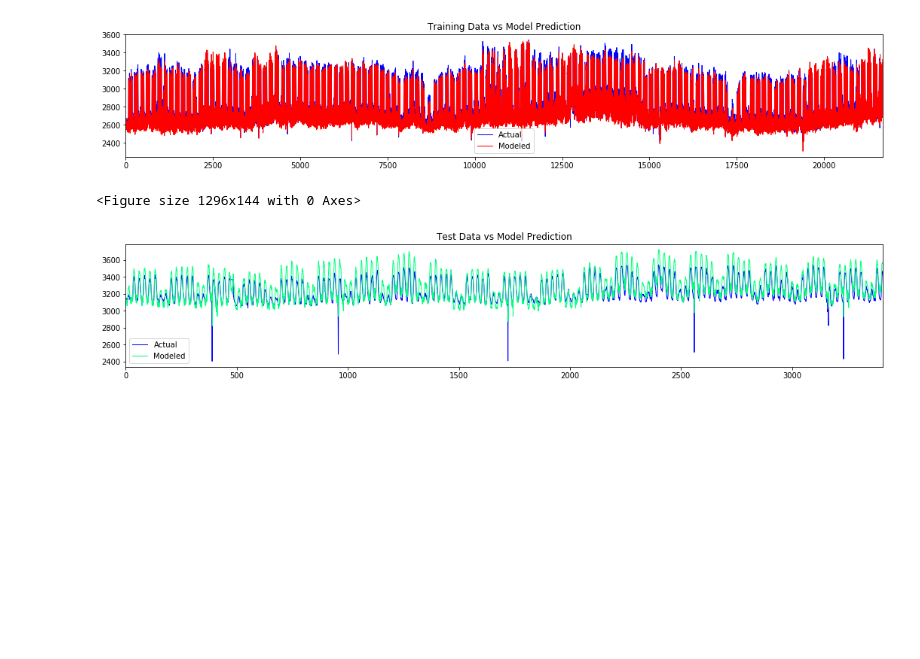
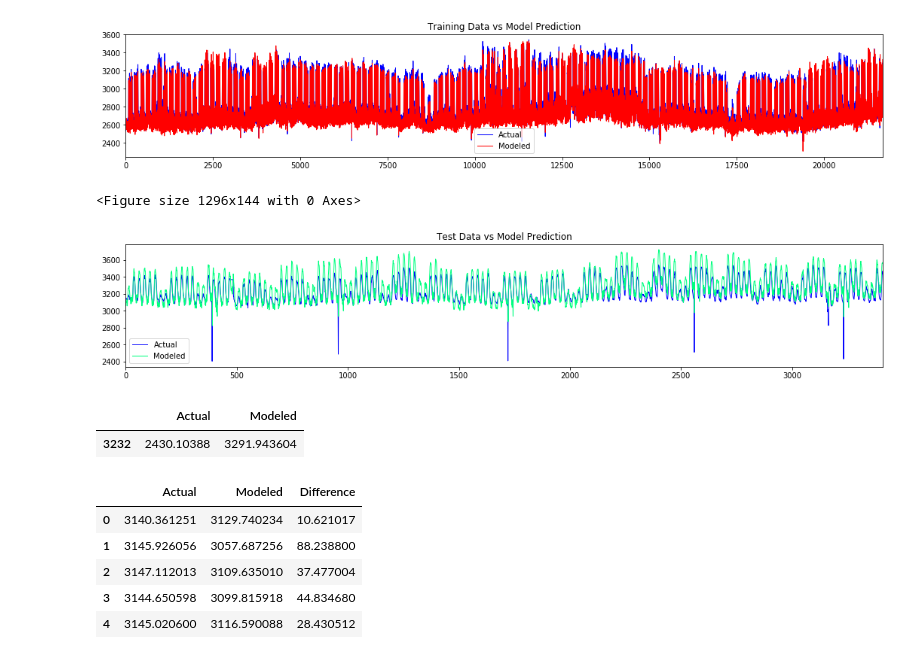
Before and after one commit to eco-data-science-team/LSTM-Anomaly-Detection, a Jupyter notebook: LSTM Notebook.ipynb, the cells around one changed output. Saved outputs shown, nothing was run; the diff lists cells and outputs as text; code cells hidden in the pictures; blank space fills up the shorter version.

```diff
--- a/LSTM Notebook.ipynb
+++ b/LSTM Notebook.ipynb
@@ -284,0 +288,15 @@ MAE of test = 47.892
+# %%
+test_comparison.loc[row,:].to_frame().T
+# %% [output]
+|  | Actual | Modeled |
+| 3232 | 2430.10388 | 3291.943604 |
+# %%
+test_comparison['Difference'] = test_comparison['Actual'] - test_comparison['Modeled']
+test_comparison.head()
+# %% [output]
+|  | Actual | Modeled | Difference |
+| 0 | 3140.361251 | 3129.740234 | 10.621017 |
+| 1 | 3145.926056 | 3057.687256 | 88.238800 |
+| 2 | 3147.112013 | 3109.635010 | 37.477004 |
+| 3 | 3144.650598 | 3099.815918 | 44.834680 |
+| 4 | 3145.020600 | 3116.590088 | 28.430512 |
```
Also changed, not shown: parts of 5 cells of this notebook.
